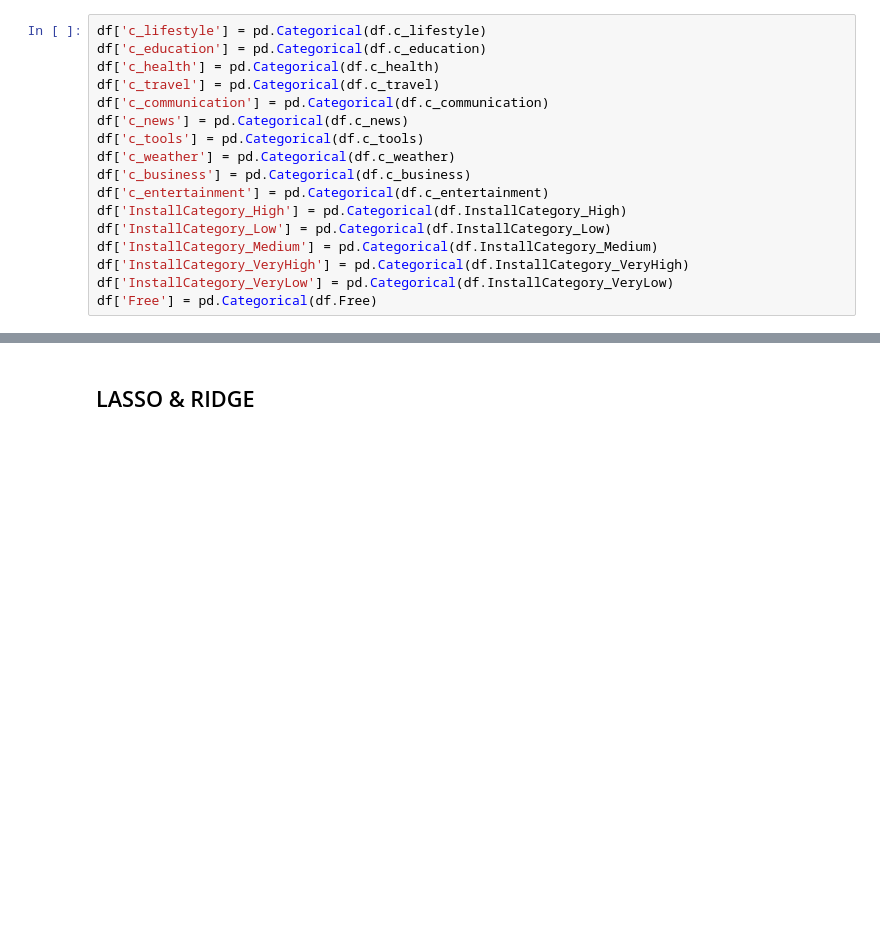
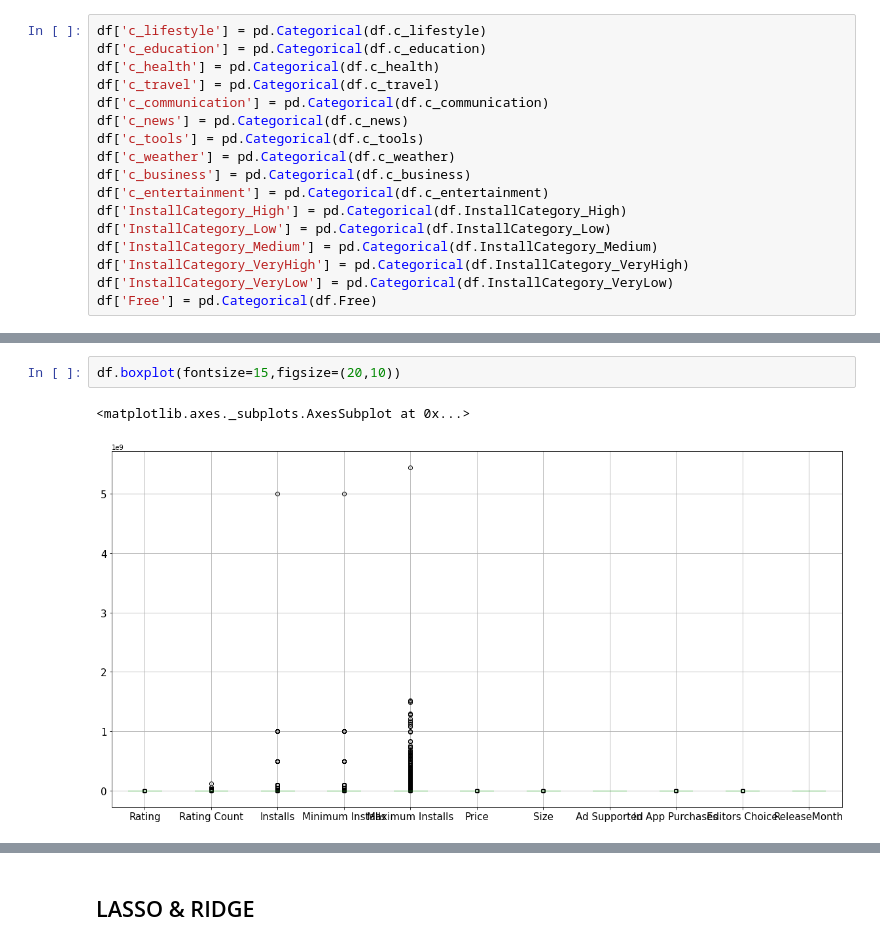
Before and after one commit to lsrinidhi17/GooglePlayStore, a Jupyter notebook: DataCleaning-EDA.ipynb, the cells around one changed output, grey strips where cells are left out. Cells and saved outputs as stored; diff of their text form; blank space fills up the shorter version.

```diff
--- a/DataCleaning-EDA.ipynb
+++ b/DataCleaning-EDA.ipynb
@@ -358,0 +391,5 @@ df['Free'] = pd.Categorical(df.Free)
+# %%
+df.boxplot(fontsize=15,figsize=(20,10))
+# %% [output]
+<matplotlib.axes._subplots.AxesSubplot at 0x...>
+[figure, added]
```
Also changed, not shown: parts of 22 cells of this notebook.
